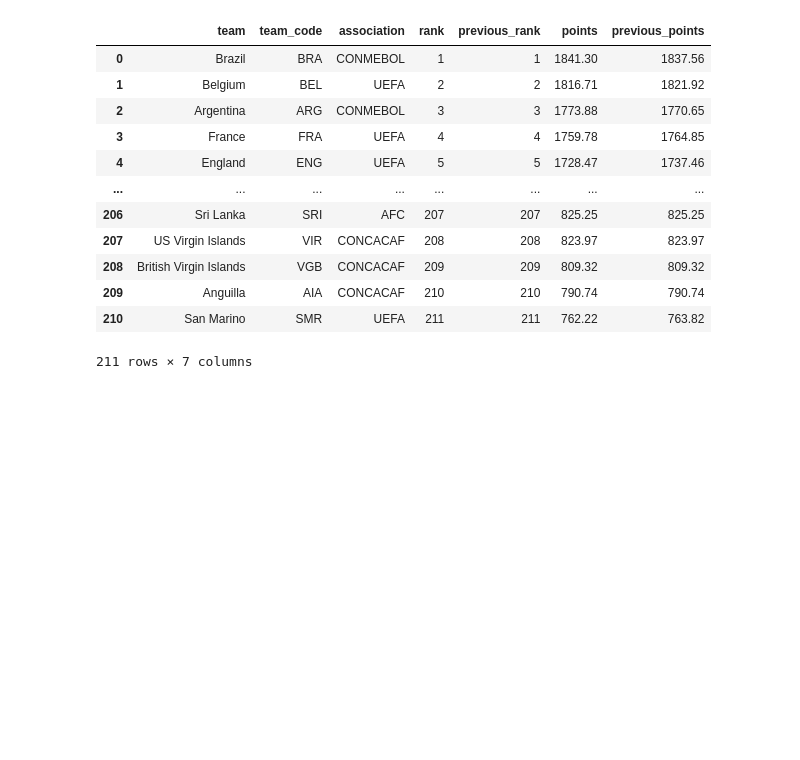
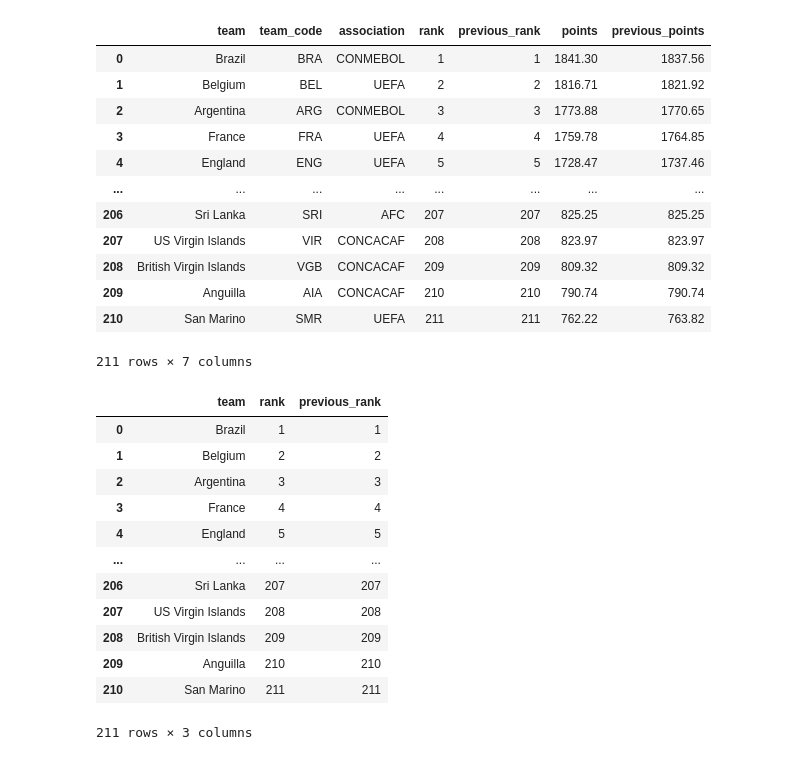
Before and after one commit to ittikornsopawan/data-engineering-analytics-pipeline, a Jupyter notebook: notebook/06_team_performance.ipynb, the cells around one changed output. Saved outputs shown, nothing was run; the diff lists cells and outputs as text; code cells hidden in the pictures; blank space fills up the shorter version.

```diff
--- a/notebook/06_team_rank_vs_winner.ipynb
+++ b/notebook/06_team_performance.ipynb
@@ -40,6 +40,28 @@ ranking_df
 | 209 | Anguilla | AIA | CONCACAF | 210 | 210 | 790.74 | 790.74 |
 | 210 | San Marino | SMR | UEFA | 211 | 211 | 762.22 | 763.82 |
 211 rows × 7 columns
+# %%
+team_ranking = ranking_df[[
+    "team",
+    "rank",
+    "previous_rank"
+]].copy()
+
+team_ranking
+# %% [output]
+|  | team | rank | previous_rank |
+| 0 | Brazil | 1 | 1 |
+| 1 | Belgium | 2 | 2 |
+| 2 | Argentina | 3 | 3 |
+| 3 | France | 4 | 4 |
+| 4 | England | 5 | 5 |
+| ... | ... | ... | ... |
+| 206 | Sri Lanka | 207 | 207 |
+| 207 | US Virgin Islands | 208 | 208 |
+| 208 | British Virgin Islands | 209 | 209 |
+| 209 | Anguilla | 210 | 210 |
+| 210 | San Marino | 211 | 211 |
+211 rows × 3 columns
 # %%
 matches = matches_df[["home_team", "away_team", "Year", "home_score", "away_score", "Round", "home_penalty_shootout_goal_long", "away_penalty_shootout_goal_long"]].copy()
 matches
```
Also changed, not shown: 2 other files.
